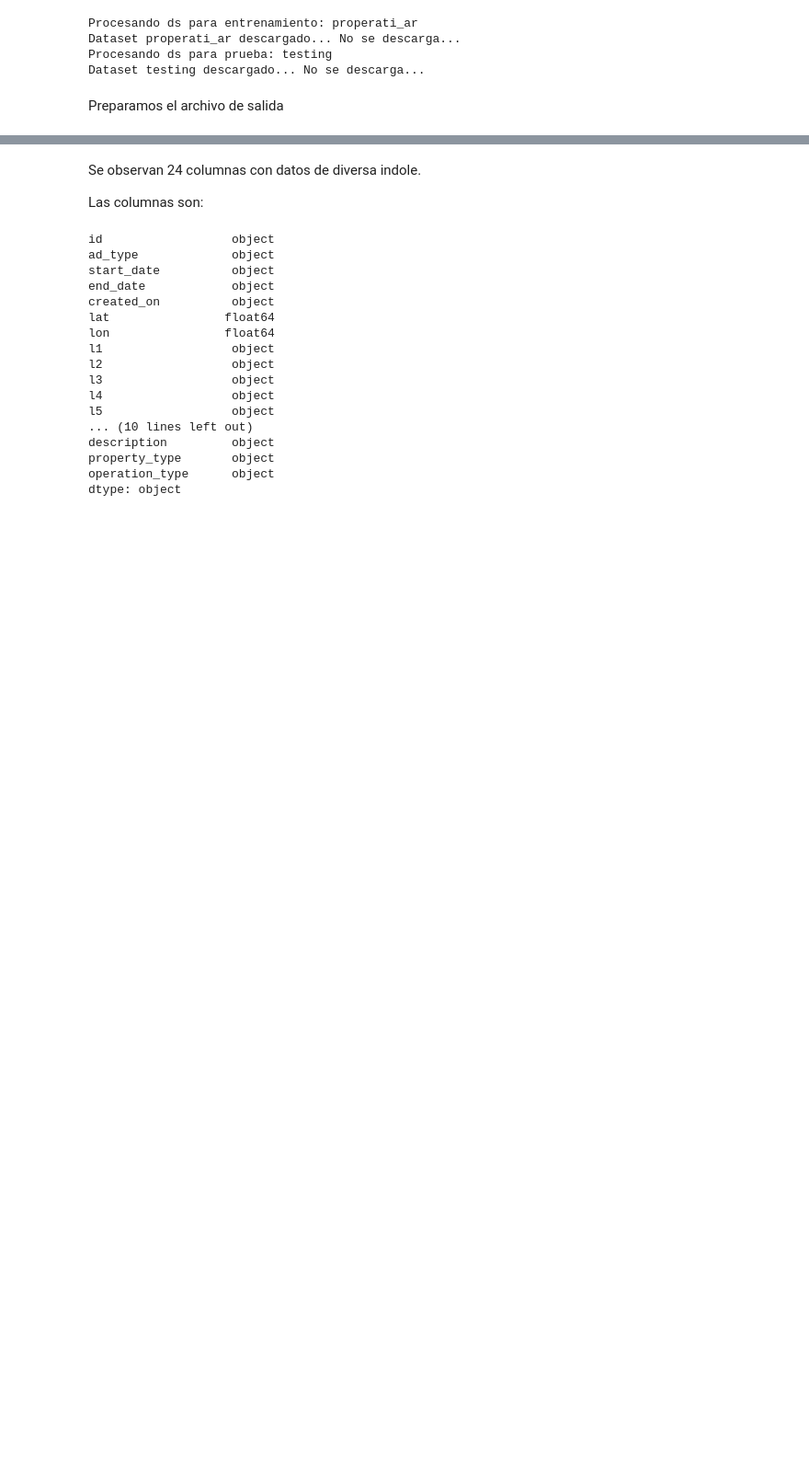
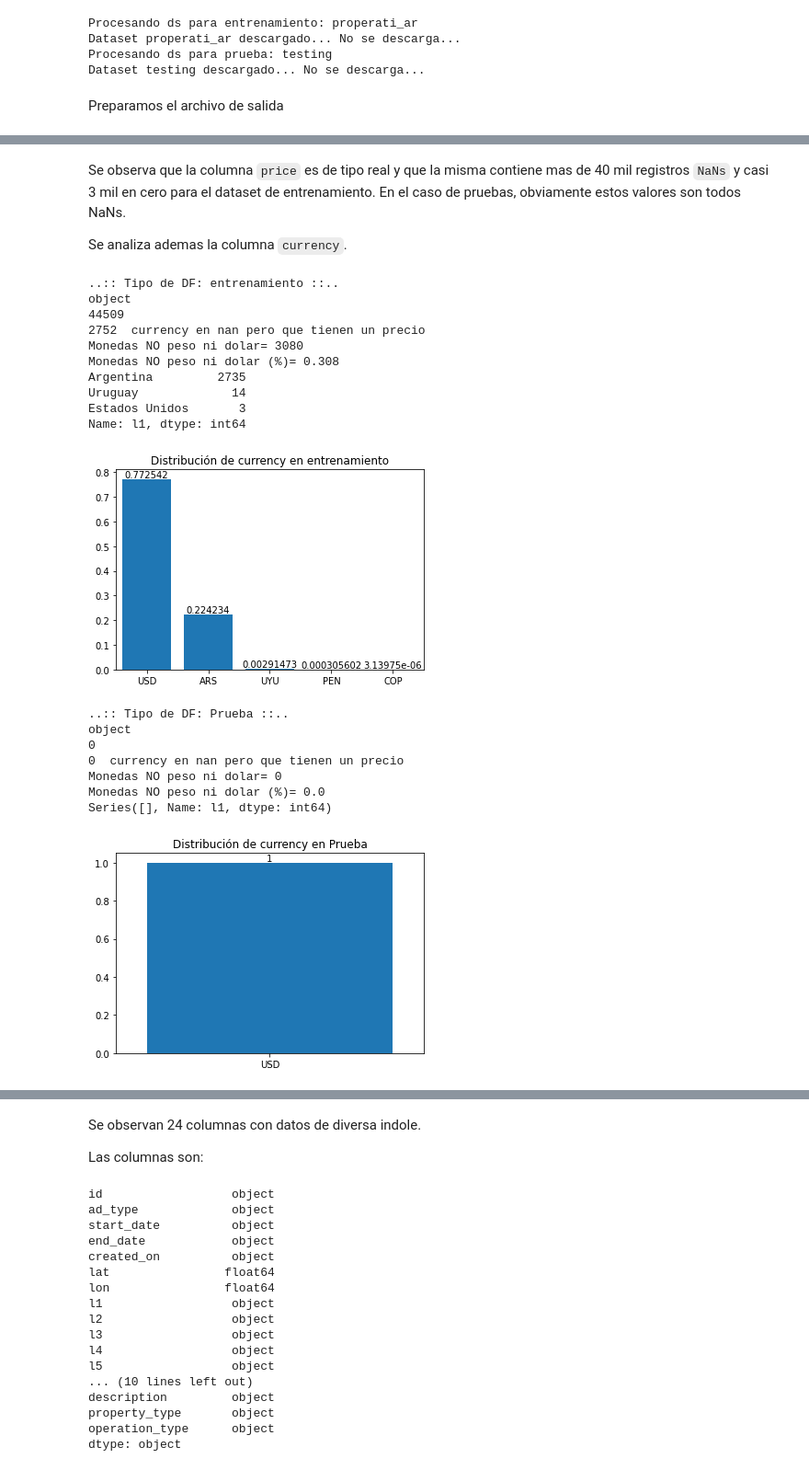
Before and after one commit to tomasdelvechio/precio-propiedades-md-2022, a Jupyter notebook: prediccion-precios-2022-md.ipynb, the cells around one changed output, grey strips where cells are left out. Shown at 92% size. Cells and saved outputs as stored; diff of their text form; code cells hidden in the pictures; blank space fills up the shorter version.

```diff
--- a/prediccion-precios-2022-md.ipynb
+++ b/prediccion-precios-2022-md.ipynb
@@ -146,0 +227,55 @@ assert df_prueba_inicial.shape[1] == 28, "El ds de prueba no tiene 28 atributos.
+# %% [markdown]
+Se observa que la columna `price` es de tipo real y que la misma contiene mas de 40 mil registros `NaNs` y casi 3 mil en cero para el dataset de entrenamiento. En el caso de pruebas, obviamente estos valores son todos NaNs.
+
+Se analiza ademas la columna `currency`.
+# %%
+def analisis_columna_currency(df, tipo_df="entrenamiento"):
+    print(f"..:: Tipo de DF: {tipo_df} ::..")
+
+    print(df.currency.dtype)
+    print(df.currency.isna().sum())
+    relative_freq_currency_table = df.currency.value_counts(
+        normalize=True, )
+
+    df[df.currency.isna(
+    )]['price'].isna().sum() == df.price.isna().sum()
+    #for currency_name, currency_rel_freq in df.currency.value_counts(normalize=True, ).items():
+    #    df[df.currency == currency_name].value_counts()
+
+    print(df[(df.currency.isna(
+    )) & ~(df.price.isna())]["price"].count(), " currency en nan pero que tienen un precio")
+
+    print('Monedas NO peso ni dolar=', df.currency.isin(['UYU', 'PEN', 'COP']).sum())
+    print('Monedas NO peso ni dolar (%)=',
+        df.currency.isin(['UYU', 'PEN', 'COP']).sum()*100 / len(df))
+
+    print(df[(df.currency.isna()) & ~(df.price.isna())]["l1"].value_counts())
+
+    ax = relative_freq_currency_table.plot.bar(rot=0, title=f"Distribución de currency en {tipo_df}")
+    ax.bar_label(ax.bar(
+        relative_freq_currency_table.index, relative_freq_currency_table.values.tolist()))
+    plt.show()
+
+
+analisis_columna_currency(df_entrenamiento_inicial)
+analisis_columna_currency(df_prueba_inicial, tipo_df="Prueba")
+# %% [output]
+..:: Tipo de DF: entrenamiento ::..
+object
+44509
+2752  currency en nan pero que tienen un precio
+Monedas NO peso ni dolar= 3080
+Monedas NO peso ni dolar (%)= 0.308
+Argentina         2735
+Uruguay             14
+Estados Unidos       3
+Name: l1, dtype: int64
+[figure, added]
+..:: Tipo de DF: Prueba ::..
+object
+0
+0  currency en nan pero que tienen un precio
+Monedas NO peso ni dolar= 0
+Monedas NO peso ni dolar (%)= 0.0
+Series([], Name: l1, dtype: int64)
+[figure, added]
```
Also changed, not shown: parts of 56 cells of this notebook, 3 other files.
